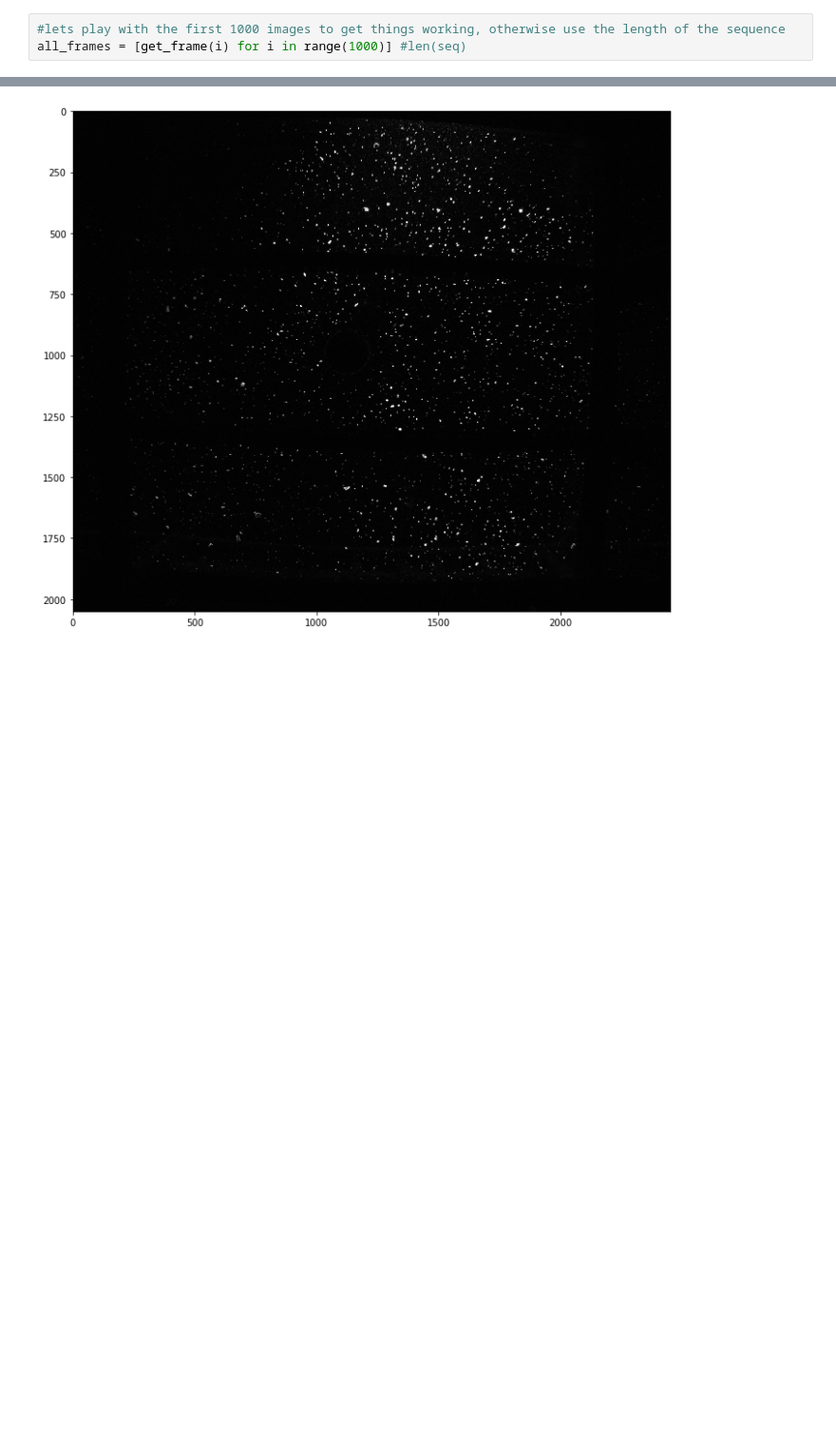
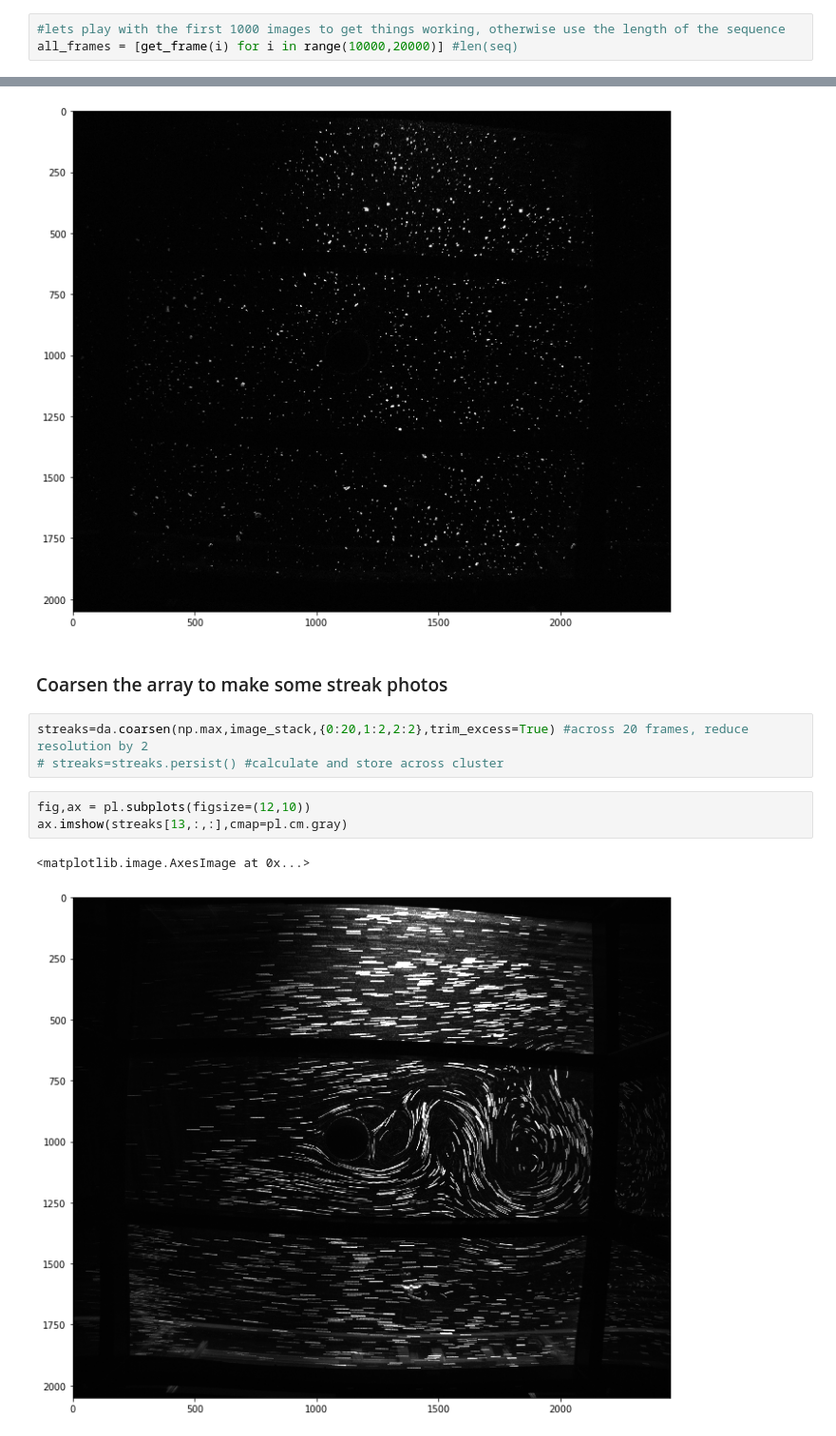
Before and after one commit to IOMRC/STFF, a Jupyter notebook: notebooks/Extract Sequence Frames.ipynb, the cells around one changed output, grey strips where cells are left out. Shown at 95% size. Cells and saved outputs as stored; diff of their text form; blank space fills up the shorter version.

Commit message:
added streak creation

```diff
--- a/notebooks/Extract Sequence Frames.ipynb
+++ b/notebooks/Extract Sequence Frames.ipynb
@@ -54,7 +55,7 @@ def get_frame(i):
     return seq[i]
 # %%
 #lets play with the first 1000 images to get things working, otherwise use the length of the sequence
-all_frames = [get_frame(i) for i in range(1000)] #len(seq)
+all_frames = [get_frame(i) for i in range(10000,20000)] #len(seq)
 # %%
 image_arrays = [da.from_delayed(frame,dtype=seq.pixel_type,shape=seq.frame_shape) for frame in all_frames] #make an array from each frame
 # %%
@@ -85,3 +86,14 @@ ax.imshow(bg_removed[50,:,:],cmap=pl.cm.gray)
 # %% [output]
 <matplotlib.image.AxesImage at 0x...>
 [figure]
+# %% [markdown]
+### Coarsen the array to make some streak photos
+# %%
+streaks=da.coarsen(np.max,image_stack,{0:20,1:2,2:2},trim_excess=True) #across 20 frames, reduce resolution by 2
+# streaks=streaks.persist() #calculate and store across cluster
+# %%
+fig,ax = pl.subplots(figsize=(12,10))
+ax.imshow(streaks[13,:,:],cmap=pl.cm.gray)
+# %% [output]
+<matplotlib.image.AxesImage at 0x...>
+[figure, added]
```
Also changed, not shown: parts of 5 cells of this notebook, 1 other file.
